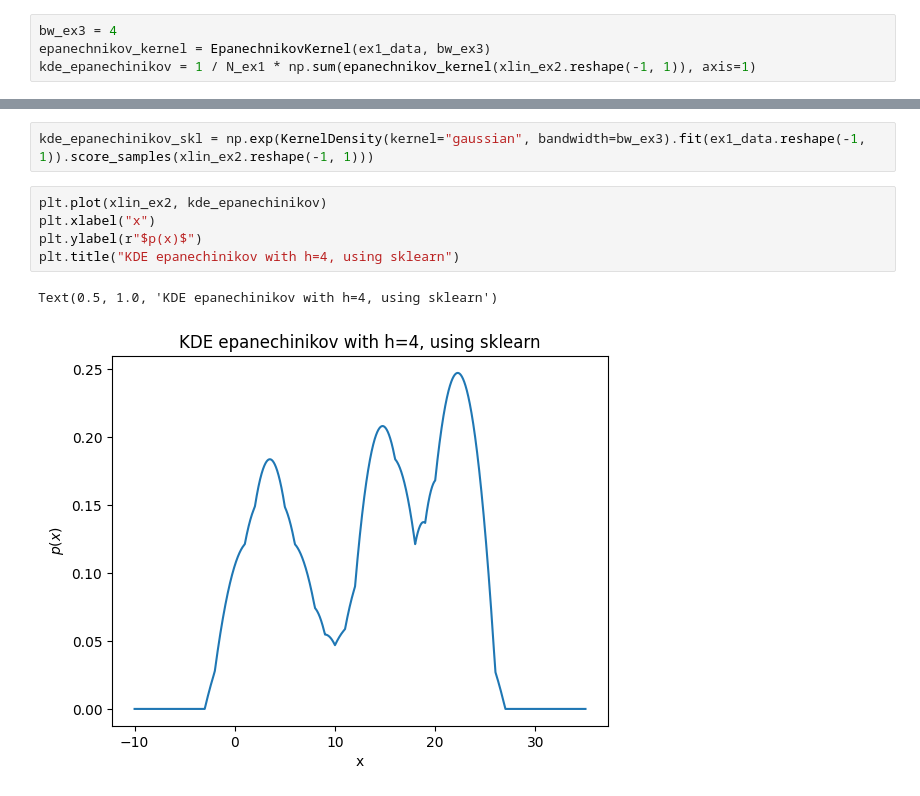
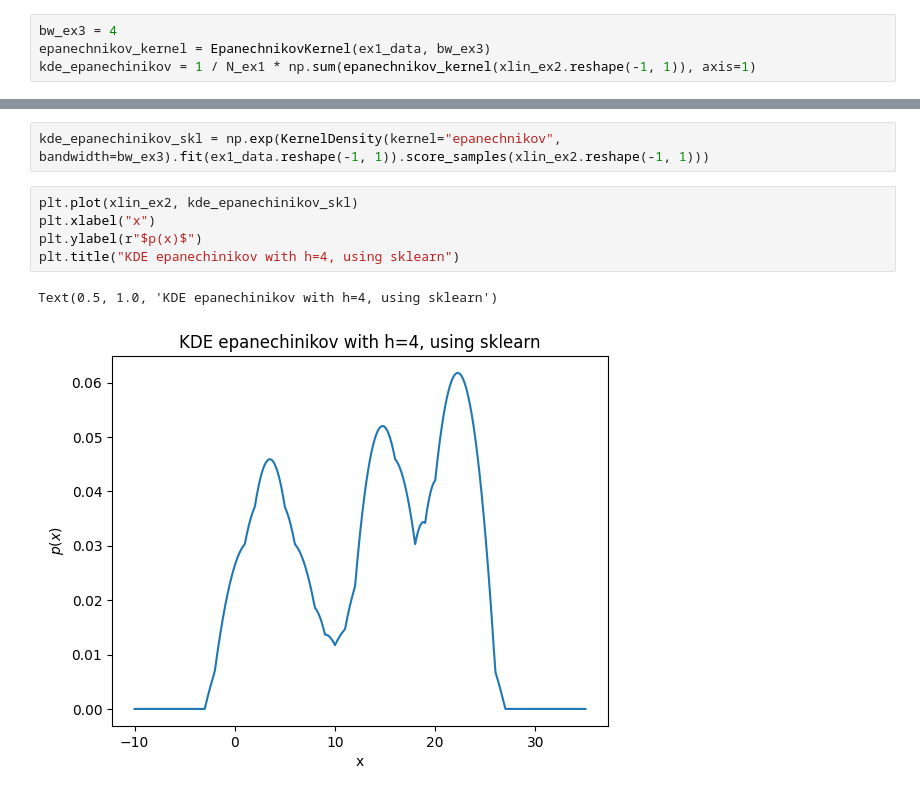
Before and after one commit to AliAhmad02/AdvancedAppstat2024, a Jupyter notebook: Exercises/lecture_8.ipynb, the cells around one changed output, grey strips where cells are left out. Saved outputs shown, nothing was run; the diff lists cells and outputs as text.

```diff
--- a/Exercises/lecture_8.ipynb
+++ b/Exercises/lecture_8.ipynb
@@ -138,10 +139,10 @@ Text(0.5, 1.0, 'KDE epanechinikov with h=4')
 # %%
-kde_epanechinikov_skl = np.exp(KernelDensity(kernel="gaussian", bandwidth=bw_ex3).fit(ex1_data.reshape(-1, 1)).score_samples(xlin_ex2.reshape(-1, 1)))
+kde_epanechinikov_skl = np.exp(KernelDensity(kernel="epanechnikov", bandwidth=bw_ex3).fit(ex1_data.reshape(-1, 1)).score_samples(xlin_ex2.reshape(-1, 1)))
 # %%
-plt.plot(xlin_ex2, kde_epanechinikov)
+plt.plot(xlin_ex2, kde_epanechinikov_skl)
 plt.xlabel("x")
 plt.ylabel(r"$p(x)$")
 plt.title("KDE epanechinikov with h=4, using sklearn")
 # %% [output]
 Text(0.5, 1.0, 'KDE epanechinikov with h=4, using sklearn')
-[figure, old version]
+[figure, new version]
```
Also changed, not shown: parts of 2 cells of this notebook.
